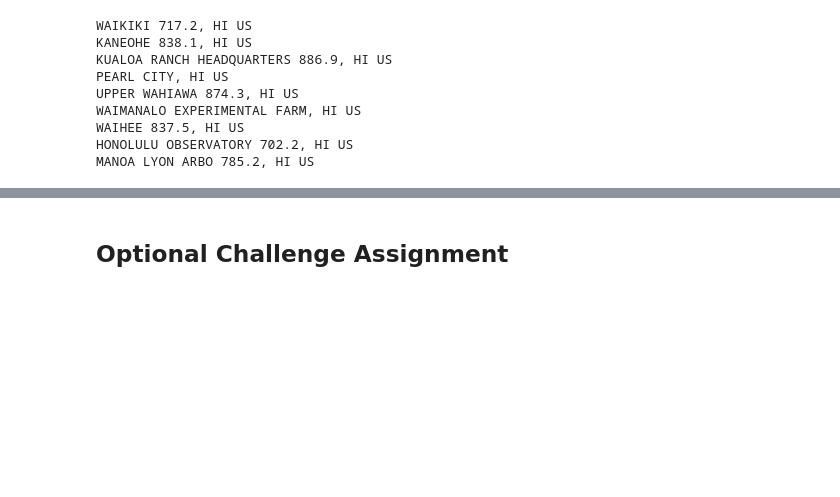
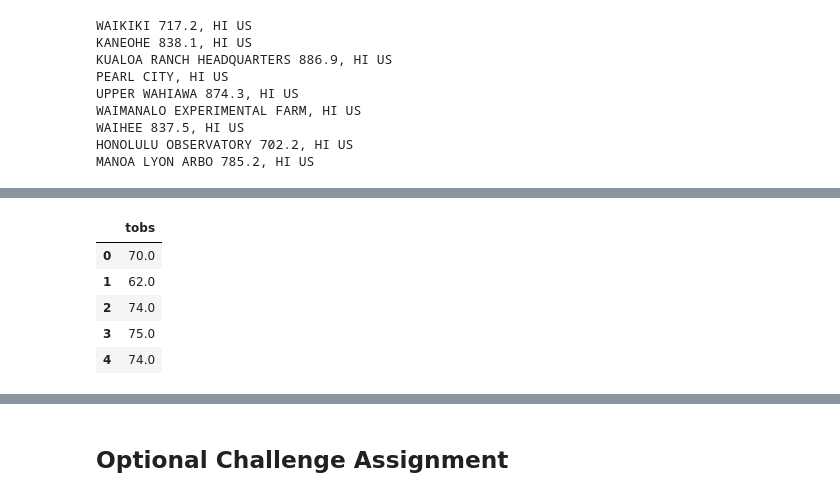
Before and after one commit to Salazarda/Data_storage_hw, a Jupyter notebook: climate_starter_hw.ipynb, the cells around one changed output, grey strips where cells are left out. Cells and saved outputs as stored; diff of their text form; code cells hidden in the pictures; blank space fills up the shorter version.

```diff
--- a/climate_starter_hw.ipynb
+++ b/climate_starter_hw.ipynb
@@ -175,0 +317,10 @@ MANOA LYON ARBO 785.2, HI US
+# %%
+most_active_year_df = pd.DataFrame(most_active_year)
+most_active_year_df.head()
+# %% [output]
+|  | tobs |
+| 0 | 70.0 |
+| 1 | 62.0 |
+| 2 | 74.0 |
+| 3 | 75.0 |
+| 4 | 74.0 |
```
Also changed, not shown: parts of 20 cells of this notebook.
